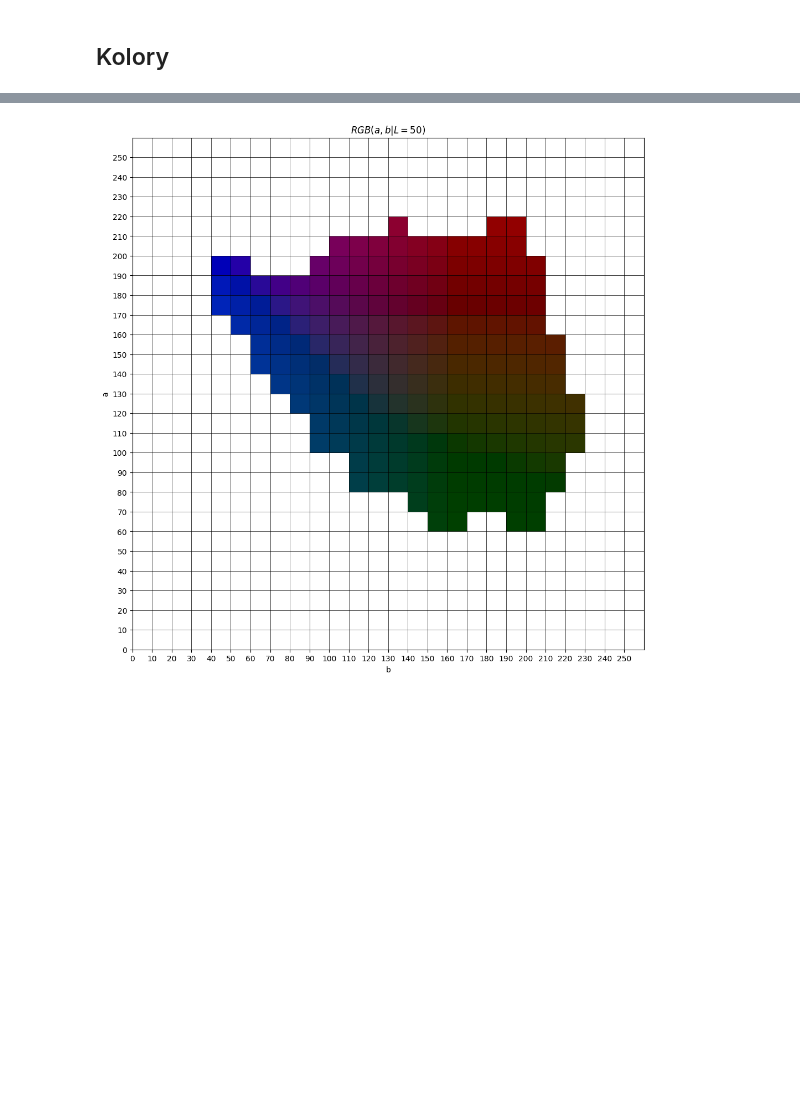
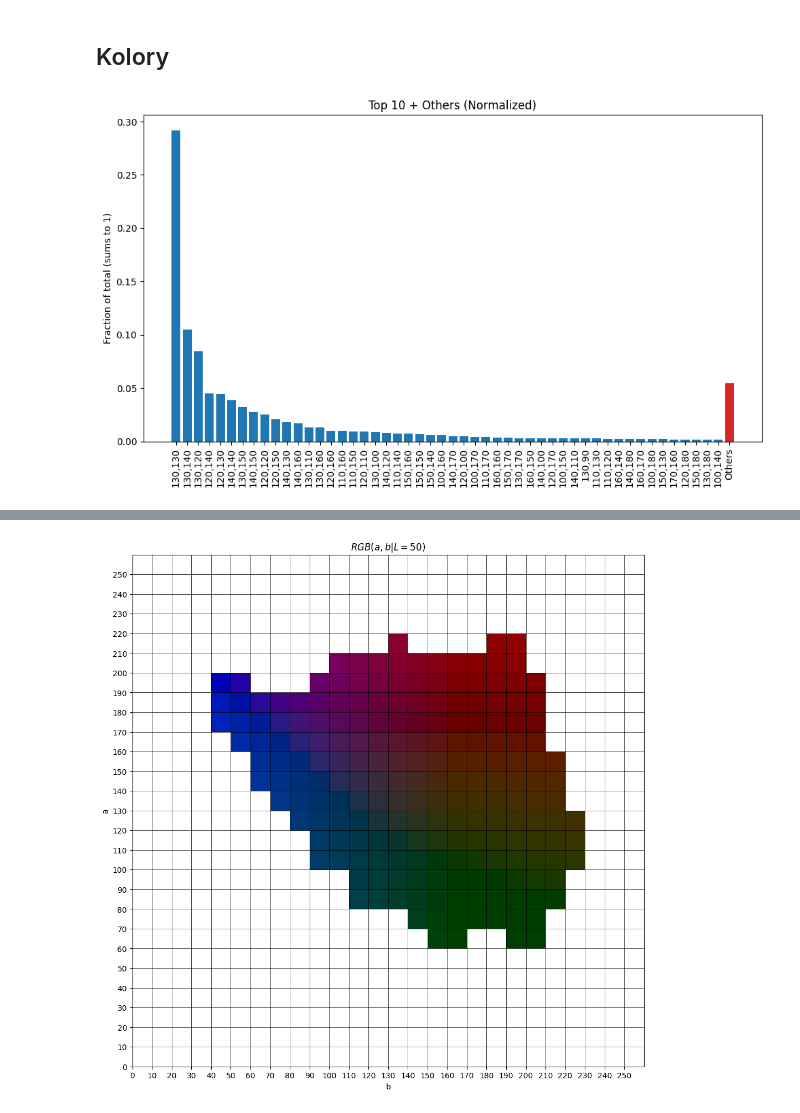
Before and after one commit to jacekstrzalkowski/picturecolorizing, a Jupyter notebook: notebooks/colorizing_P5_training.ipynb, the cells around one changed output, grey strips where cells are left out. Drawn from its saved outputs; the diff is of its cells as text; code cells hidden in the pictures; blank space fills up the shorter version.

```diff
--- a/notebooks/colorizing_P5_training.ipynb
+++ b/notebooks/colorizing_P5_training.ipynb
@@ -109,3 +82,11 @@ NUM_CLASSES = 200
 
 used_ab_pairs = Counter(used_ab_pairs).most_common(NUM_CLASSES)
 used_ab_pairs = [pair[0] for pair in used_ab_pairs]
+# %%
+# load pair_counter from file ../data/ab_pair_counter.txt
+
+pair_counter = Counter()
+with open('../data/ab_pair_counter.txt', 'r') as f:
+    for line in f:
+        a, b, count = line.strip().split(',')
+        pair_counter[(int(a), int(b))] = int(count)
@@ -111,0 +95,43 @@ used_ab_pairs = [pair[0] for pair in used_ab_pairs]
+# %%
+# Suppose 'pair_counter' is your Counter object.
+
+TOP = 50
+
+# 1. Compute total counts
+total_count = sum(pair_counter.values())
+
+# 2. Retrieve the top 10 most common
+top_10 = pair_counter.most_common(TOP)
+
+# 3. Separate labels & counts for the top 10
+labels_top_10, counts_top_10 = zip(*top_10)
+
+# 4. Normalize the top 10 counts
+normalized_top_10 = [c / total_count for c in counts_top_10]
+
+# 5. Calculate the leftover (Others)
+rest = 1 - sum(normalized_top_10)
+
+# 6. Build the final lists to plot
+labels = [f"{a},{b}" for a, b in labels_top_10]
+values = normalized_top_10
+
+if rest > 0:
+    labels.append("Others")
+    values.append(rest)
+
+# 7. Choose colors (so “Others” can be distinct if present)
+colors = ["tab:blue"] * (len(labels) - 1)
+if rest > 0:
+    colors.append("tab:red")
+
+# 8. Plot
+plt.figure(figsize=(10, 6))
+plt.bar(labels, values, color=colors)
+plt.xticks(rotation=90)
+plt.ylabel("Fraction of total (sums to 1)")
+plt.title("Top 10 + Others (Normalized)")
+plt.tight_layout()
+plt.show()
+# %% [output]
+[figure, added]
```
Also changed, not shown: parts of 29 cells of this notebook, 6 other files.
